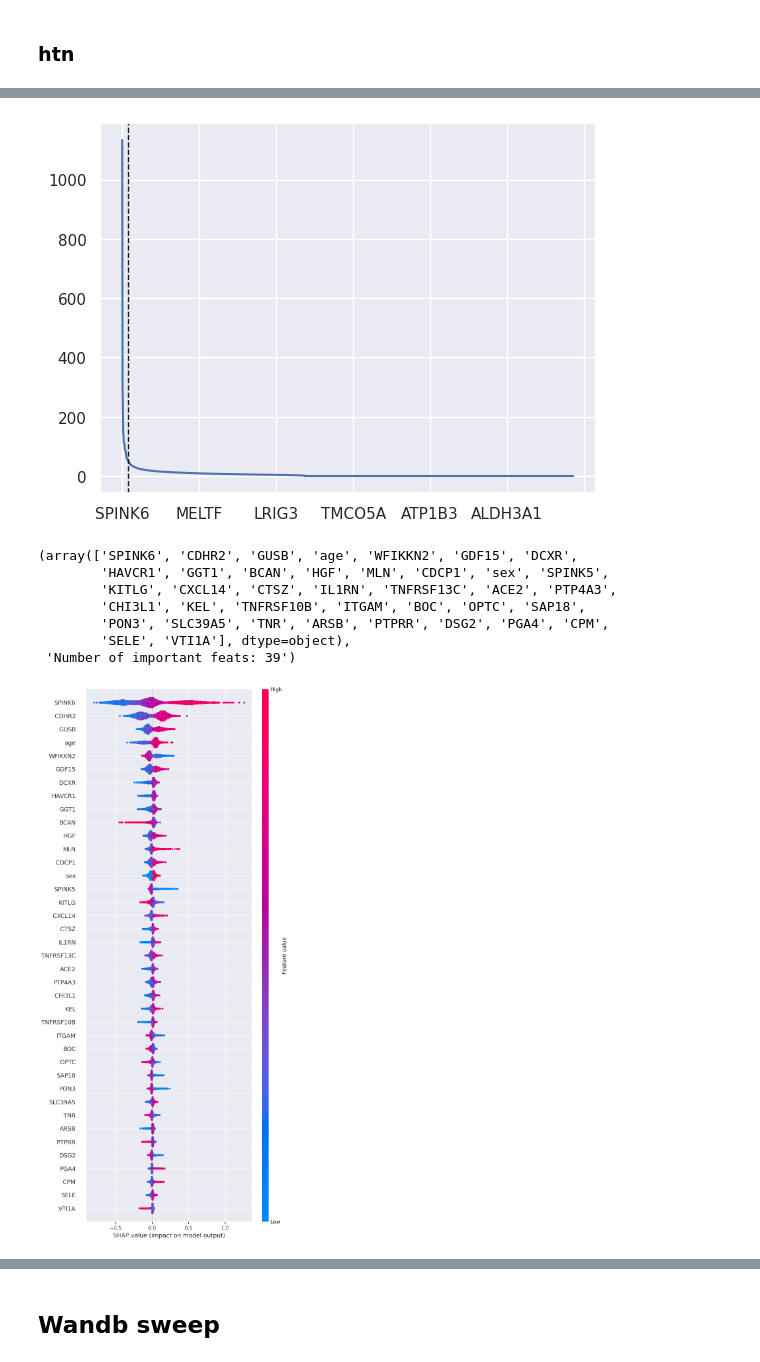
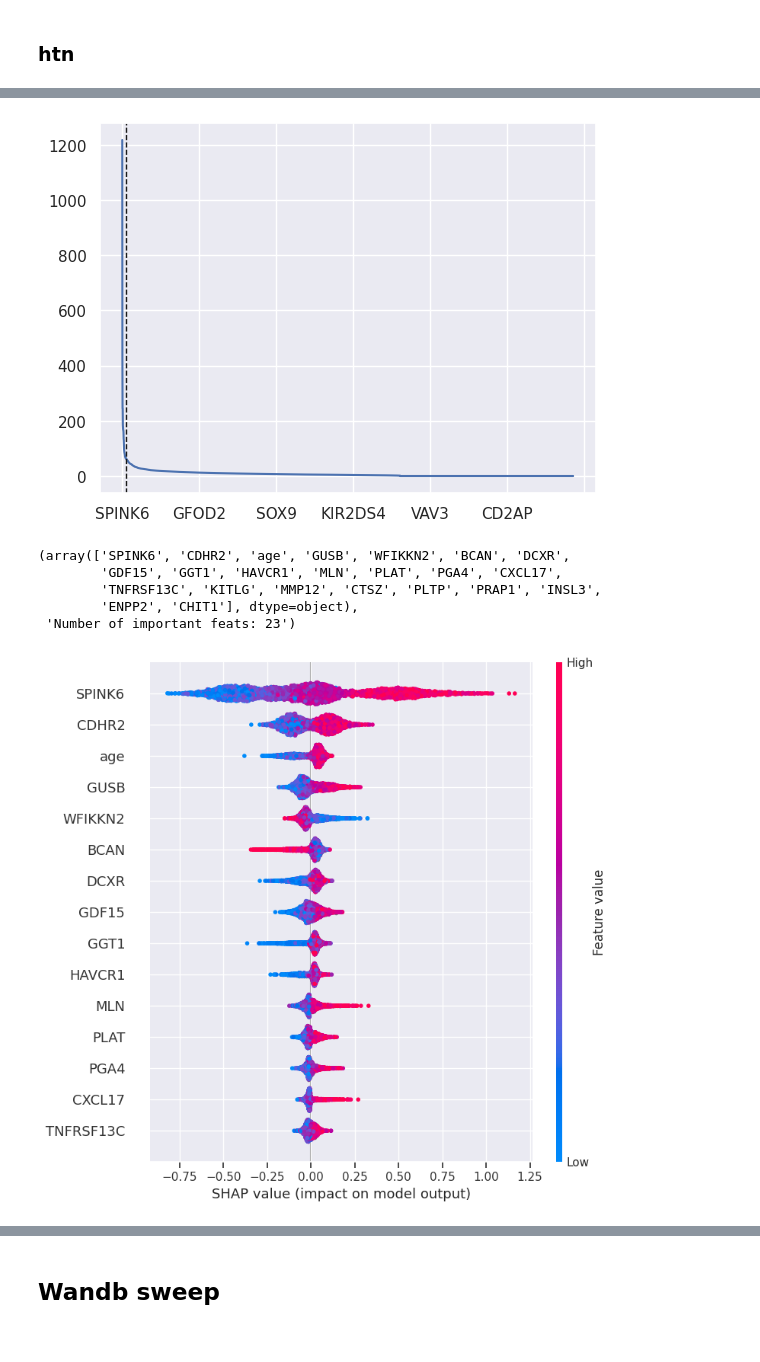
Before and after one commit to ipolharvard/biobank_olink, a Jupyter notebook: notebooks/biomarkers_asi.ipynb, the cells around one changed output, grey strips where cells are left out. Saved outputs shown, nothing was run; the diff lists cells and outputs as text; code cells hidden in the pictures.

```diff
--- a/notebooks/biomarkers_asi.ipynb
+++ b/notebooks/biomarkers_asi.ipynb
@@ -29,5 +29,5 @@ pl.__version__
 # %%
-index_cols = ["sex", "age", "BMI", "Smokinstatus", "HTNgroup", "ASI"]
+index_cols = ["sex", "age", "BMI", "Smokinstatus", "Alcoholintakefrequency", "HTNgroup", "ASI"]
 cols = ["protein_id", "result"] + index_cols
 
 coding = pl.read_csv(nb_data / "coding143.tsv", separator="\t").with_columns(
@@ -240,7 +211,7 @@ same_feats_ntn, len(same_feats_ntn)
 # %% [markdown]
 ### htn
 # %%
-htn_sweep = wandb.Api().sweep("olink_asi_htn/mehz3cf5")
+htn_sweep = wandb.Api().sweep("olink_asi_htn/w8acfeoh")
 best_run = htn_sweep.best_run(order="r2")
 
 x_htn, y_htn = df_htn.drop("ASI"), df_htn["ASI"]
@@ -262,18 +234,16 @@ imps = shap_to_importance(shap_values_htn, x_htn.columns)
 htn_elbow = get_elbow_point(imps)
 htn_important_feats = imps[:htn_elbow]
 # %% [output]
-[figure, old version]
+[figure, new version]
 # %%
 htn_important_feats.index.values, f"Number of important feats: {len(htn_important_feats)}"
 # %% [output]
-(array(['SPINK6', 'CDHR2', 'GUSB', 'age', 'WFIKKN2', 'GDF15', 'DCXR',
-        'HAVCR1', 'GGT1', 'BCAN', 'HGF', 'MLN', 'CDCP1', 'sex', 'SPINK5',
-        'KITLG', 'CXCL14', 'CTSZ', 'IL1RN', 'TNFRSF13C', 'ACE2', 'PTP4A3',
-        'CHI3L1', 'KEL', 'TNFRSF10B', 'ITGAM', 'BOC', 'OPTC', 'SAP18',
-        'PON3', 'SLC39A5', 'TNR', 'ARSB', 'PTPRR', 'DSG2', 'PGA4', 'CPM',
-        'SELE', 'VTI1A'], dtype=object),
- 'Number of important feats: 39')
+(array(['SPINK6', 'CDHR2', 'age', 'GUSB', 'WFIKKN2', 'BCAN', 'DCXR',
+        'GDF15', 'GGT1', 'HAVCR1', 'MLN', 'PLAT', 'PGA4', 'CXCL17',
+        'TNFRSF13C', 'KITLG', 'MMP12', 'CTSZ', 'PLTP', 'PRAP1', 'INSL3',
+        'ENPP2', 'CHIT1'], dtype=object),
+ 'Number of important feats: 23')
 # %%
-shap.summary_plot(shap_values_htn, x_htn.to_pandas(), max_display=max(len(htn_important_feats), 20))
+shap.summary_plot(shap_values_htn, x_htn.to_pandas(), max_display=min(len(htn_important_feats), 15))
 # %% [output]
-[figure, old version]
+[figure, new version]
```
Also changed, not shown: parts of 15 cells of this notebook.
